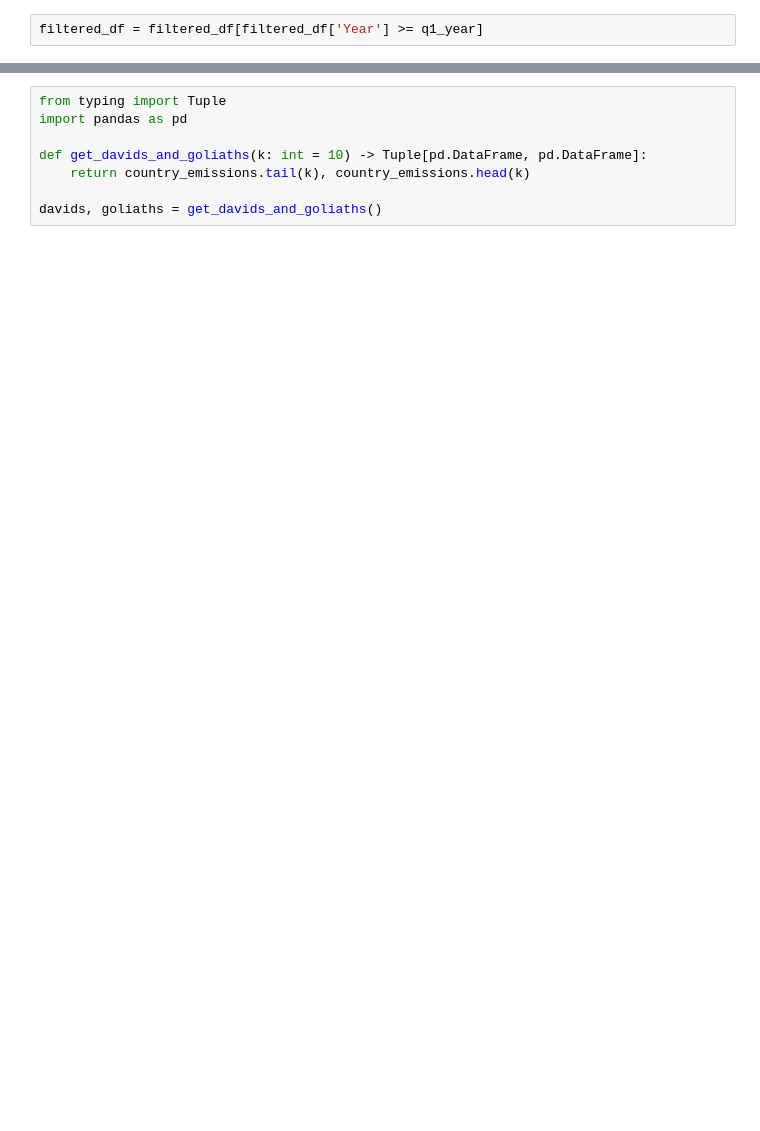
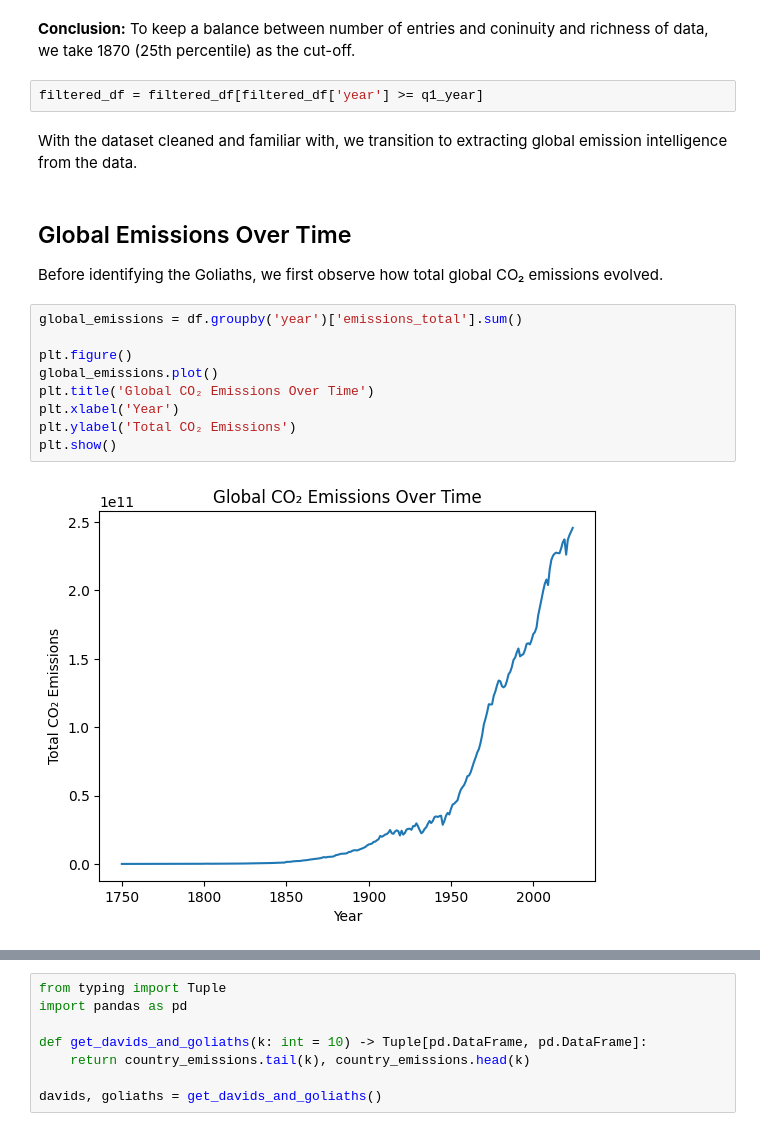
Before and after one commit to tince250/climate-change-ds, a Jupyter notebook: q1-co2-emissions.ipynb, the cells around one changed output, grey strips where cells are left out. Cells and saved outputs as stored; diff of their text form; blank space fills up the shorter version.

```diff
--- a/q1-co2-emissions.ipynb
+++ b/q1-co2-emissions.ipynb
@@ -197,5 +189,24 @@ print(f"Q3 (75th percentile) of minimum years across all entities: {q3_year}")
 Median of minimum years across all entities: 1946.0
 Q1 (25th percentile) of minimum years across all entities: 1870.25
 Q3 (75th percentile) of minimum years across all entities: 1950.0
+# %% [markdown]
+**Conclusion:** To keep a balance between number of entries and coninuity and richness of data, we take 1870 (25th percentile) as the cut-off.
 # %%
-filtered_df = filtered_df[filtered_df['Year'] >= q1_year]
+filtered_df = filtered_df[filtered_df['year'] >= q1_year]
+# %% [markdown]
+With the dataset cleaned and familiar with, we transition to extracting global emission intelligence from the data.
+# %% [markdown]
+## Global Emissions Over Time
+
+Before identifying the Goliaths, we first observe how total global CO₂ emissions evolved.
+# %%
+global_emissions = df.groupby('year')['emissions_total'].sum()
+
+plt.figure()
+global_emissions.plot()
+plt.title('Global CO₂ Emissions Over Time')
+plt.xlabel('Year')
+plt.ylabel('Total CO₂ Emissions')
+plt.show()
+# %% [output]
+[figure, added]
```
Also changed, not shown: parts of 34 cells of this notebook, 1 other file.
